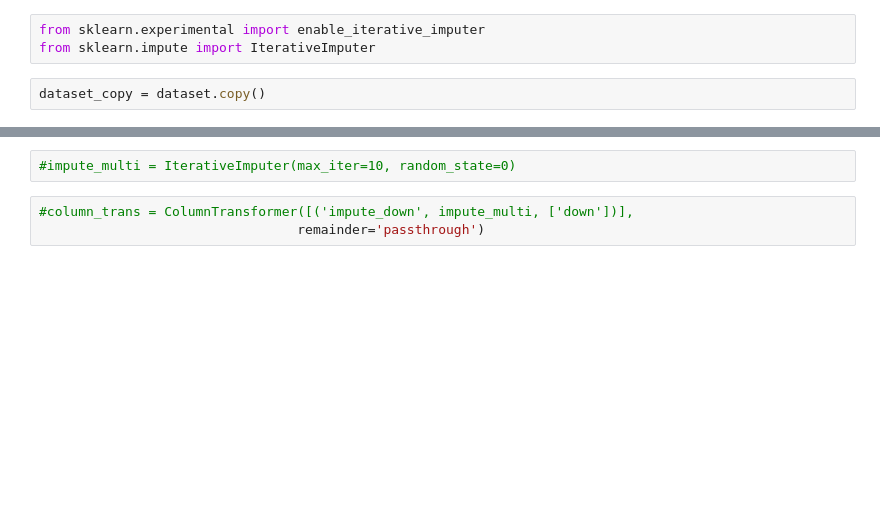
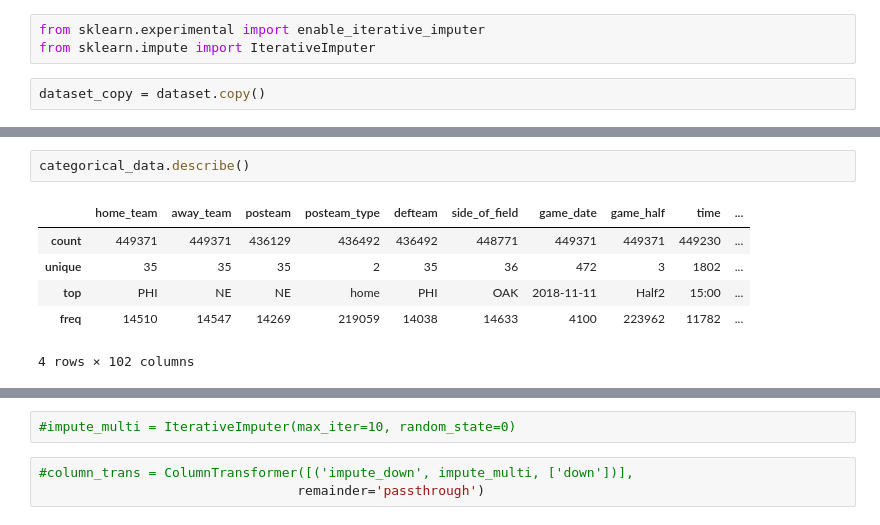
Before and after one commit to VaniKandhasamy/15Z702---Data-Analytics-Lab, a Jupyter notebook: Data_Preparation.ipynb, the cells around one changed output, grey strips where cells are left out. Cells and saved outputs as stored; diff of their text form; blank space fills up the shorter version.

```diff
--- a/Data_Preparation.ipynb
+++ b/Data_Preparation.ipynb
@@ -45,0 +66,9 @@ Reshape your data either using array.reshape(-1, 1) if your data has a single fe
+# %%
+categorical_data.describe()
+# %% [output]
+|  | home_team | away_team | posteam | posteam_type | defteam | side_of_field | game_date | game_half | time | ... |
+| count | 449371 | 449371 | 436129 | 436492 | 436492 | 448771 | 449371 | 449371 | 449230 | ... |
+| unique | 35 | 35 | 35 | 2 | 35 | 36 | 472 | 3 | 1802 | ... |
+| top | PHI | NE | NE | home | PHI | OAK | 2018-11-11 | Half2 | 15:00 | ... |
+| freq | 14510 | 14547 | 14269 | 219059 | 14038 | 14633 | 4100 | 223962 | 11782 | ... |
+4 rows × 102 columns
```
Also changed, not shown: parts of 17 cells of this notebook.
